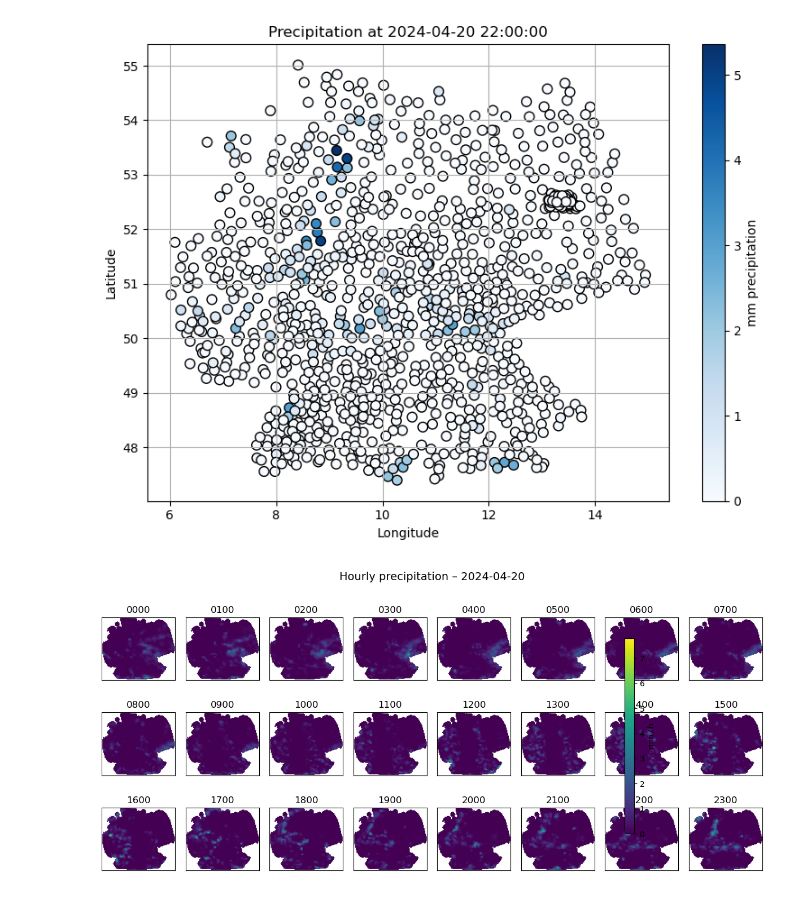
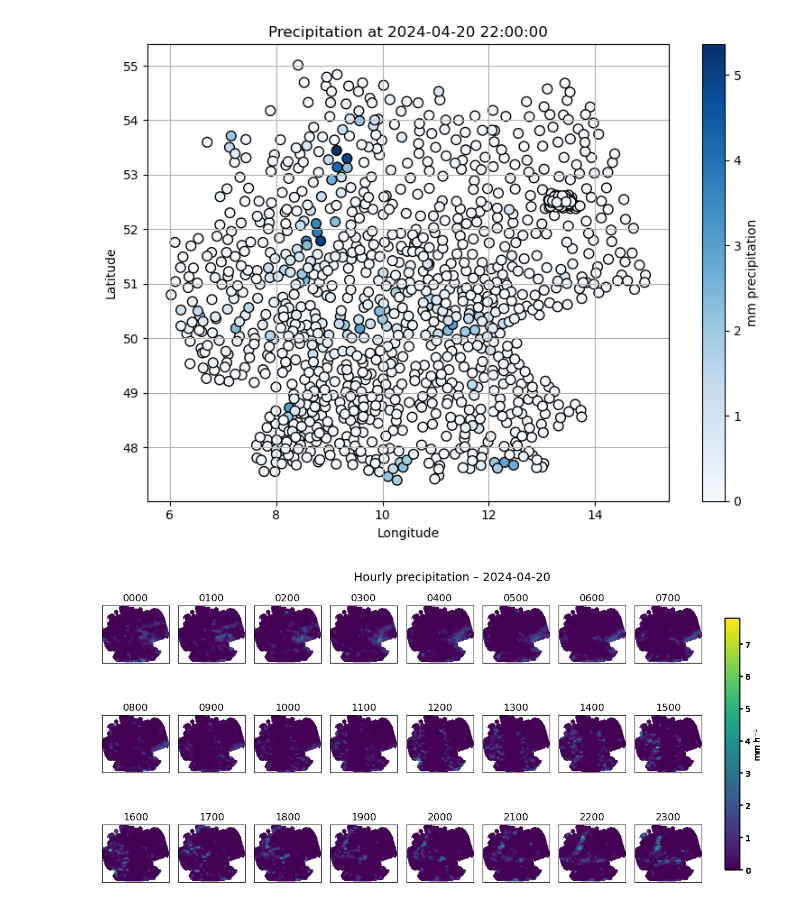
Before and after one commit to mak8427/data_visualization, a Jupyter notebook: excercises/problem-sheet-03/ex 3.ipynb, the cells around one changed output. Saved outputs shown, nothing was run; the diff lists cells and outputs as text; code cells hidden in the pictures.

```diff
--- a/excercises/problem-sheet-03/ex 3.ipynb
+++ b/excercises/problem-sheet-03/ex 3.ipynb
@@ -210,19 +210,14 @@ def daily_precip_mosaic(day, hourly_df, geolong, geolat, ind,
     figsize    : Overall figure size.
     """
     day = pd.to_datetime(day).normalize()
-
-    # 1 — collect hourly subsets once
     hours = pd.date_range(day, periods=24, freq="H")
     src  = {h: hourly_df[hourly_df["date"] == h] for h in hours}
 
-    # 2 — get a common colour scale (max precip of the day)
     vmax = max(s["rain"].max() if not s.empty else 0 for s in src.values())
     vmin = 0
 
-    # 3 — prepare the flattened grid coordinates once
     grid_pts = np.column_stack([geolong.ravel(), geolat.ravel()])
 
-    # 4 — set up the mosaic figure
     n_rows = int(np.ceil(24 / n_cols))
     fig, axes = plt.subplots(
         n_rows, n_cols,
@@ -231,55 +226,44 @@ def daily_precip_mosaic(day, hourly_df, geolong, geolat, ind,
     )
     axes = axes.ravel()
 
+    #interpolation
+
     for i, h in enumerate(hours):
         ax  = axes[i]
         sub = src[h]
 
-        if sub.empty:
-            # nothing measured in this hour – draw an empty panel
-            ax.set_title(h.strftime("%H%M"))
-            ax.imshow(np.full_like(ind, np.nan), extent=[
-                geolong.min(), geolong.max(),
-                geolat.min(),  geolat.max()
-            ], origin="lower", vmin=vmin, vmax=vmax, cmap=cmap)
-            continue
 
-        # ----- interpolate ------------------------------------------
         vals = griddata(
             sub[["geoLaenge", "geoBreite"]].to_numpy(),
             sub["rain"].to_numpy(),
             grid_pts,
             method=method
         ).reshape(geolat.shape)
 
-        vals = np.where(ind, vals, np.nan)     # mask outside domain
+        vals = np.where(ind, vals, np.nan)
 
-        # ----- plot -------------------------------------------------
         im = ax.imshow(
             vals,
             extent=[geolong.min(), geolong.max(),
                     geolat.min(),  geolat.max()],
             origin="lower",
             vmin=vmin, vmax=vmax, cmap=cmap
         )
+        fig.subplots_adjust(right=0.86)
+        cbar_ax = fig.add_axes([0.88, 0.15, 0.02, 0.7])  # [left, bottom, width, height]
+        fig.colorbar(im, cax=cbar_ax, label="mm h⁻¹")
         ax.set_title(h.strftime("%H%M"))
 
-    # remove any spare axes if 24 % n_cols != 0
     for j in range(i + 1, len(axes)):
         fig.delaxes(axes[j])
 
-    # one shared colour-bar
-    cbar = fig.colorbar(
-        im, ax=axes[:i + 1], location="right",
-        shrink=0.75, pad=0.02, label="mm / h"
-    )
+    plt.tight_layout(rect=[0, 0, 0.86, 1])   # keep the colour-bar area free
     fig.suptitle(f"Hourly precipitation – {day.date()}", y=0.98, fontsize=14)
-    plt.tight_layout()
     plt.show()
 
 
 loaded = np.load("griddata.npz")
 daily_precip_mosaic("2024-04-20", hourly,
                      loaded["geolong"], loaded["geolat"], loaded["ind"])
 # %% [output]
-[figure, old version]
+[figure, new version]
```
Also changed, not shown: parts of 1 cell of this notebook.
